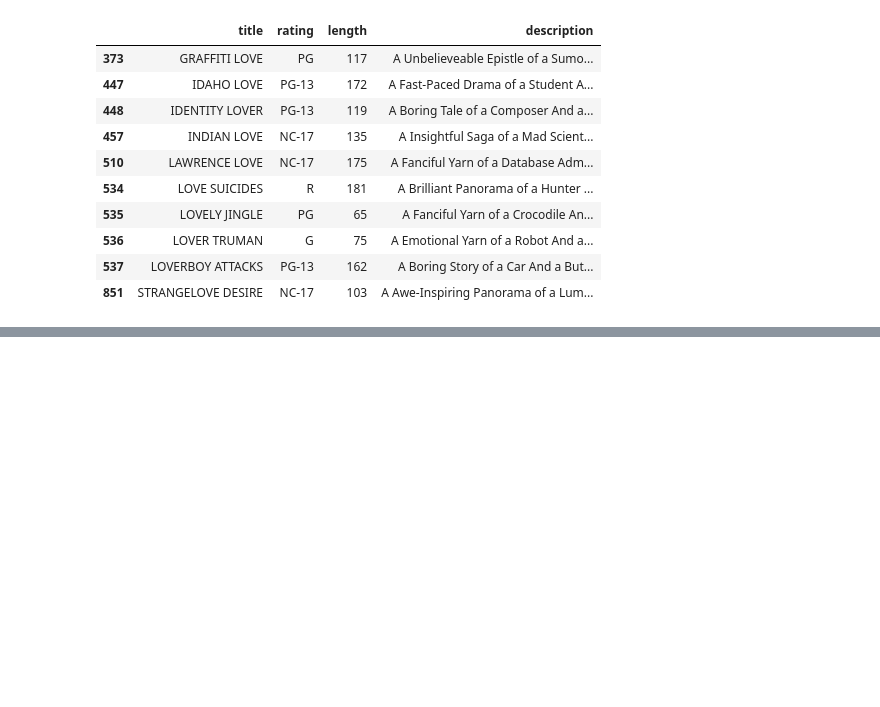
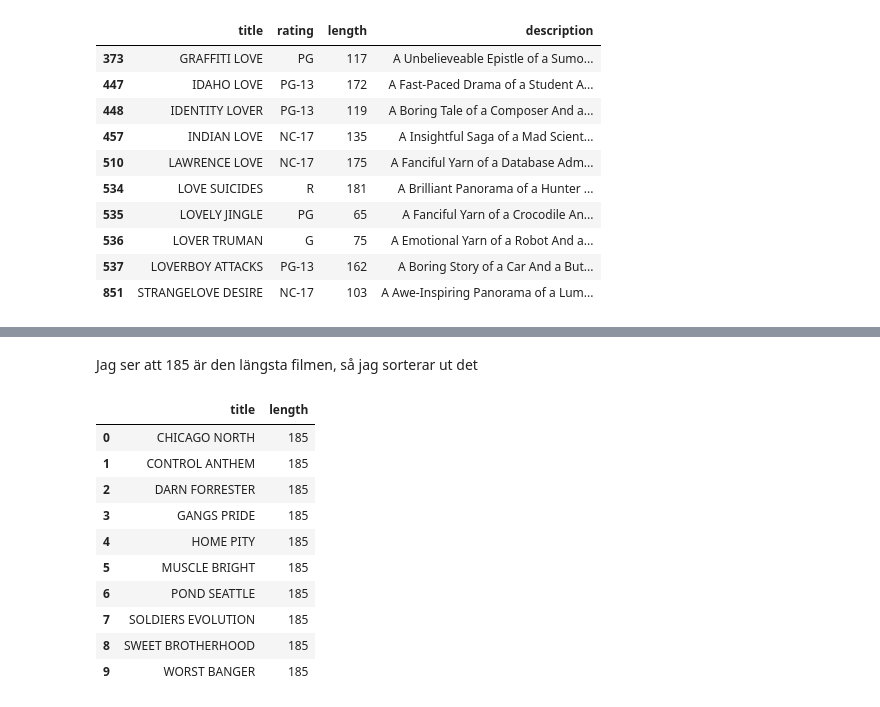
Before and after one commit to luckepucke6/sakila_lab_lucas_lindh, a Jupyter notebook: notebooks/eda_sakila.ipynb, the cells around one changed output, grey strips where cells are left out. Drawn from its saved outputs; the diff is of its cells as text; code cells hidden in the pictures; blank space fills up the shorter version.

```diff
--- a/notebooks/eda_sakila.ipynb
+++ b/notebooks/eda_sakila.ipynb
@@ -106,0 +190,27 @@ films[films['title'].str.contains('love', case=False)][['title', 'rating', 'leng
+# %% [markdown]
+Jag ser att 185 är den längsta filmen, så jag sorterar ut det
+# %%
+longest_films = con.sql("""--sql
+SELECT
+    title,
+    length
+FROM
+    film
+WHERE
+    length >= 185
+ORDER BY
+    length DESC;""").df()
+
+longest_films
+# %% [output]
+|  | title | length |
+| 0 | CHICAGO NORTH | 185 |
+| 1 | CONTROL ANTHEM | 185 |
+| 2 | DARN FORRESTER | 185 |
+| 3 | GANGS PRIDE | 185 |
+| 4 | HOME PITY | 185 |
+| 5 | MUSCLE BRIGHT | 185 |
+| 6 | POND SEATTLE | 185 |
+| 7 | SOLDIERS EVOLUTION | 185 |
+| 8 | SWEET BROTHERHOOD | 185 |
+| 9 | WORST BANGER | 185 |
```
Also changed, not shown: parts of 15 cells of this notebook, 1 other file.
